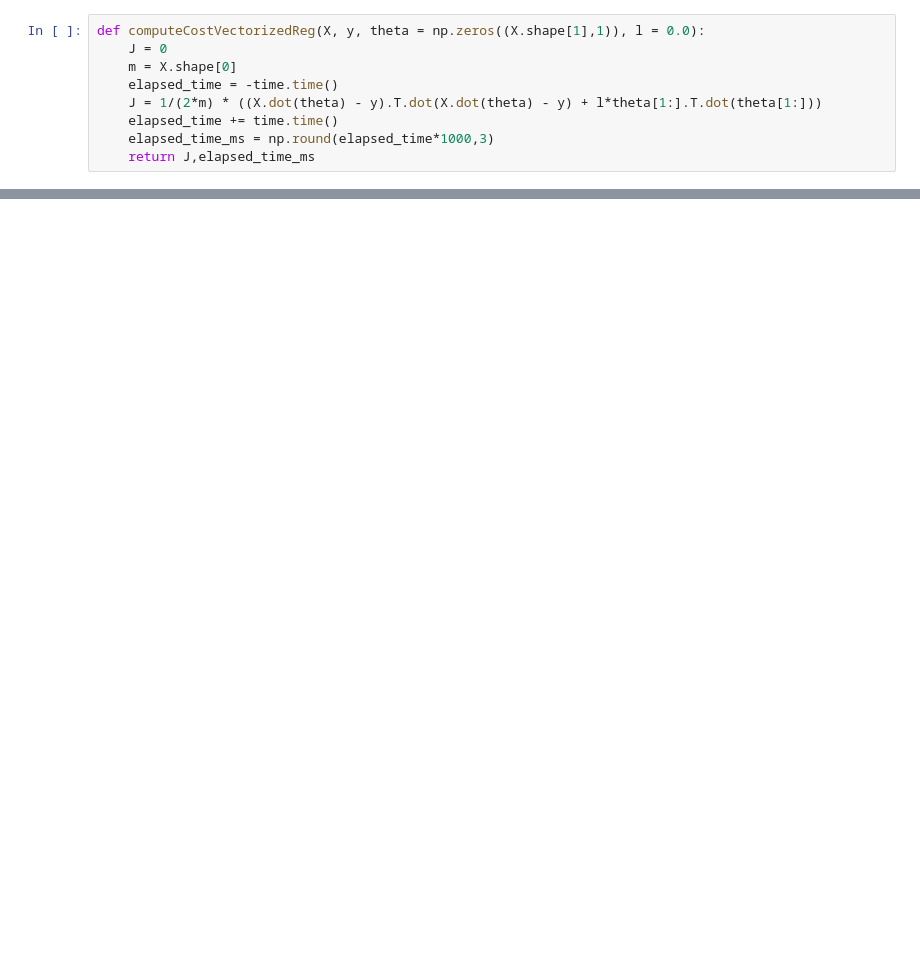
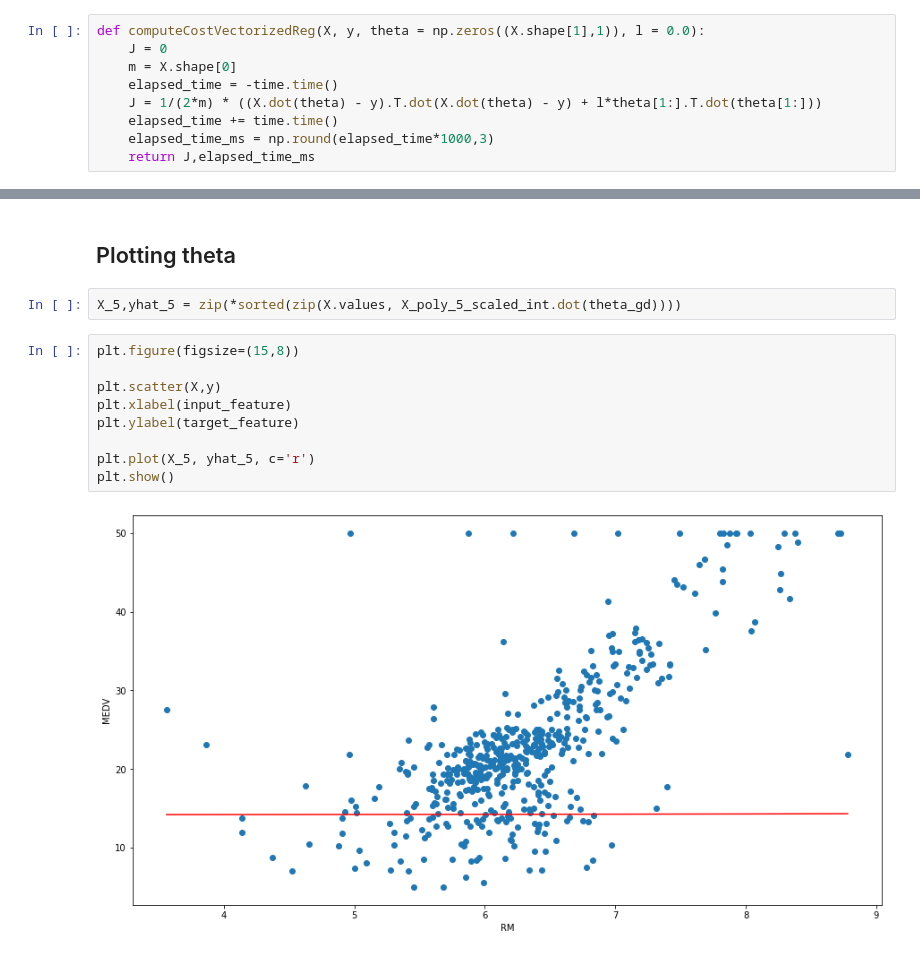
Before and after one commit to Zeruel92/hpc_exercices, a Jupyter notebook: Regularization/Regularization.ipynb, the cells around one changed output, grey strips where cells are left out. Drawn from its saved outputs; the diff is of its cells as text; blank space fills up the shorter version.

```diff
--- a/Regularization/Regularization.ipynb
+++ b/Regularization/Regularization.ipynb
@@ -205,0 +290,15 @@ computeCostVectorizedReg(X_poly_2_scaled_int, y, theta = np.zeros((X_poly_2_scal
+# %% [markdown]
+## Plotting theta
+# %%
+X_5,yhat_5 = zip(*sorted(zip(X.values, X_poly_5_scaled_int.dot(theta_gd))))
+# %%
+plt.figure(figsize=(15,8))
+
+plt.scatter(X,y)
+plt.xlabel(input_feature)
+plt.ylabel(target_feature)
+
+plt.plot(X_5, yhat_5, c='r')
+plt.show()
+# %% [output]
+[figure, added]
```
Also changed, not shown: parts of 13 cells of this notebook.
